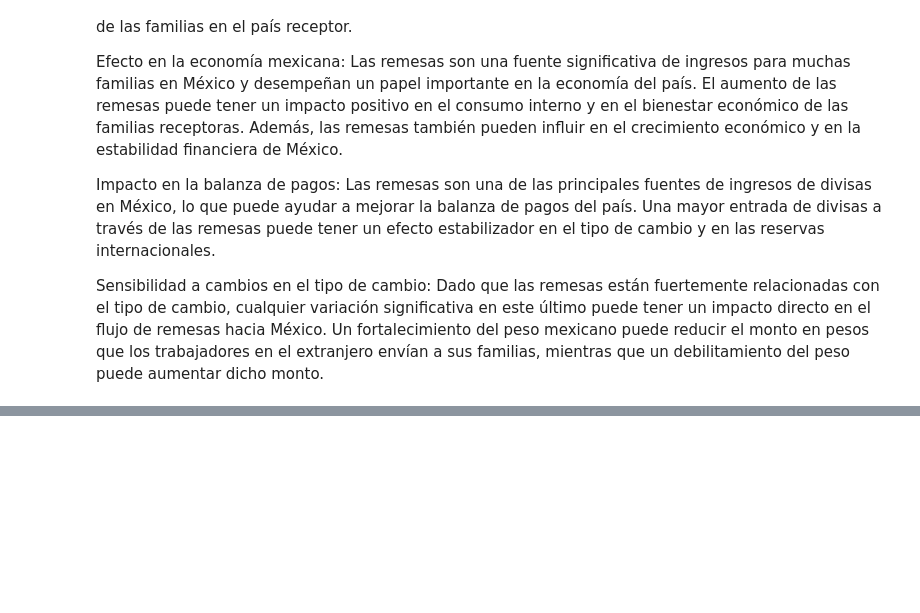
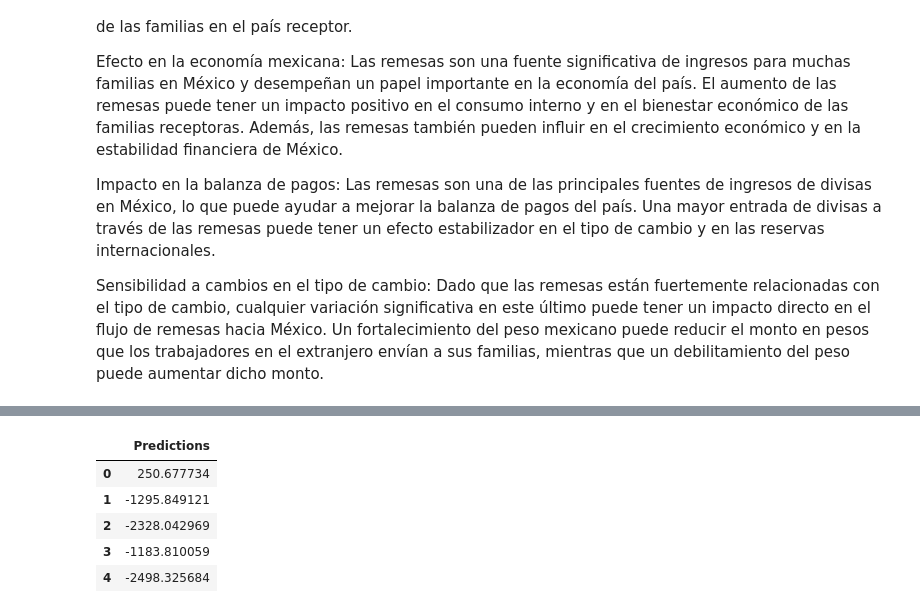
Before and after one commit to erickgt00/Deep-Learning, a Jupyter notebook: Practicas/ProyectoFinal.ipynb, the cells around one changed output, grey strips where cells are left out. Drawn from its saved outputs; the diff is of its cells as text; code cells hidden in the pictures; blank space fills up the shorter version.

```diff
--- a/Practicas/ProyectoFinal.ipynb
+++ b/Practicas/ProyectoFinal.ipynb
@@ -300,0 +204,2 @@ Sensibilidad a cambios en el tipo de cambio: Dado que las remesas están fuertem
+# %%
+X = DescomponerSerie(X, longitud=1)
@@ -300,0 +272,6 @@ Sensibilidad a cambios en el tipo de cambio: Dado que las remesas están fuertem
+# %%
+# Definimos el Modelo
+model = Sequential()
+model.add(Dense(20, activation='relu', input_dim=8))
+model.add(Dense(1))
+model.compile(loss='mean_squared_error', optimizer='ADAM', metrics=['accuracy'])
@@ -300,0 +323,11 @@ Sensibilidad a cambios en el tipo de cambio: Dado que las remesas están fuertem
+# %%
+Predictions=pd.DataFrame(predictions)
+Predictions.columns = ["Predictions"]
+Predictions.head()
+# %% [output]
+|  | Predictions |
+| 0 | 250.677734 |
+| 1 | -1295.849121 |
+| 2 | -2328.042969 |
+| 3 | -1183.810059 |
+| 4 | -2498.325684 |
```
Also changed, not shown: parts of 25 cells of this notebook.
